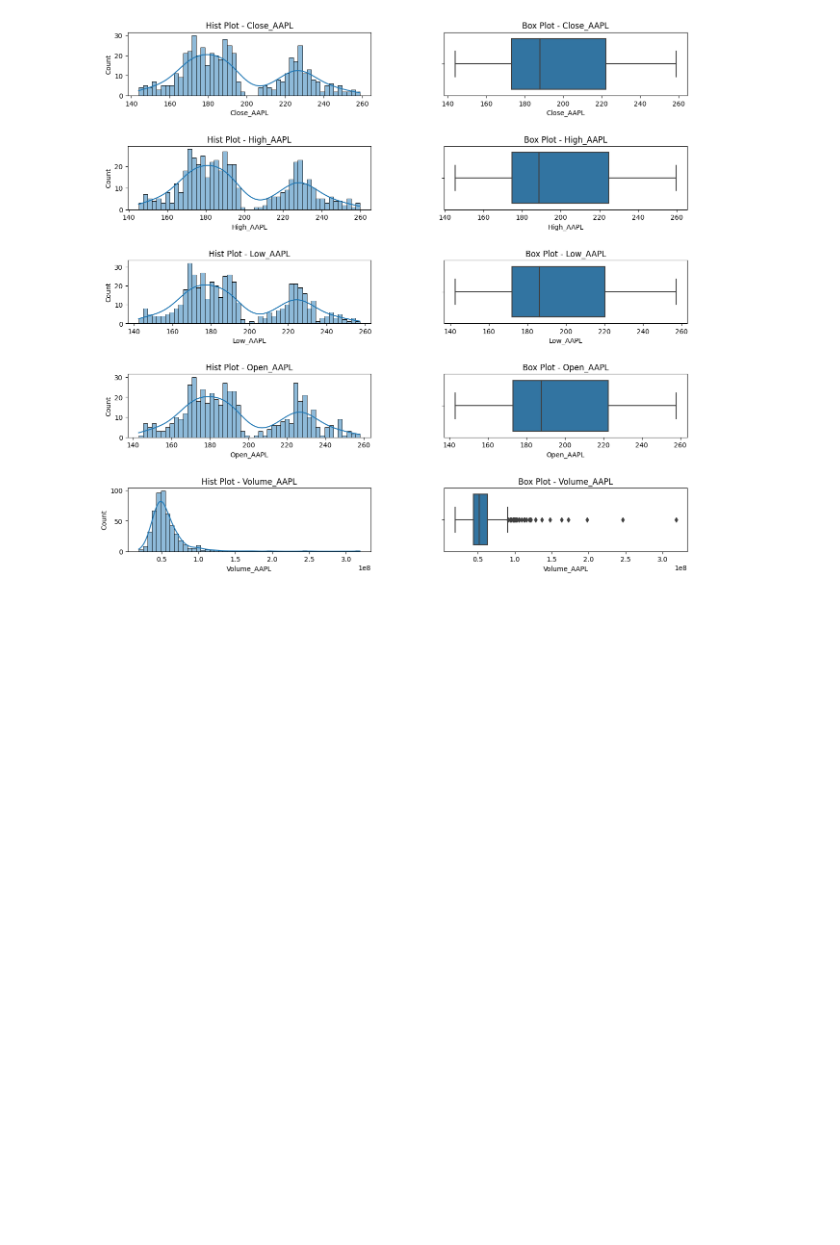
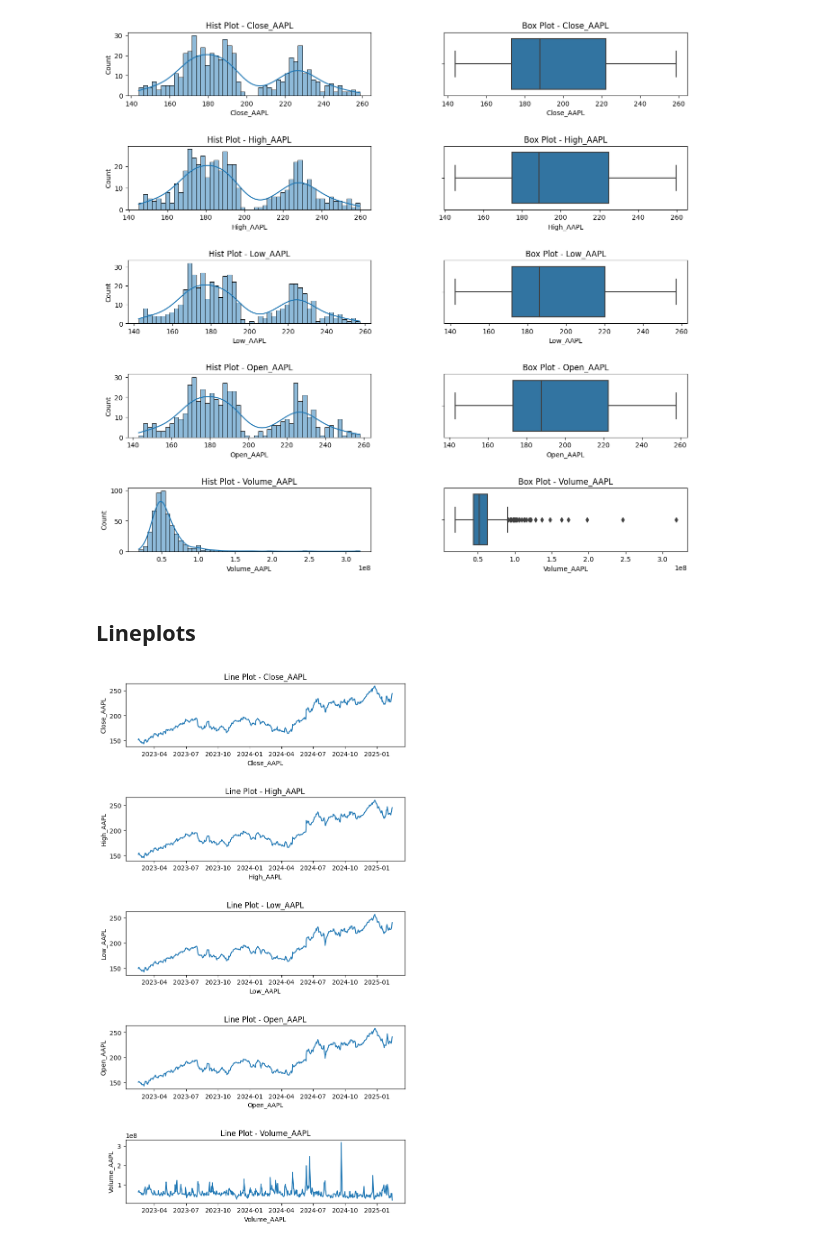
Before and after one commit to thcarole1/daily_stock_price_prediction, a Jupyter notebook: notebooks/002_Explore_stock_data.ipynb, the cells around one changed output. Saved outputs shown, nothing was run; the diff lists cells and outputs as text; code cells hidden in the pictures; blank space fills up the shorter version.

Commit message:
Lineplots graphs done

```diff
--- a/notebooks/002_Explore_stock_data.ipynb
+++ b/notebooks/002_Explore_stock_data.ipynb
@@ -167,3 +169,40 @@ def plot_hist_box(df:pd.DataFrame):
 plot_hist_box(df)
 # %% [output]
 [figure]
+# %% [markdown]
+## Lineplots
+# %%
+def plot_lines(df:pd.DataFrame):
+    '''
+    This function receives a Pandas Dataframe.
+    - It selects the numerical features in the input dataframe.
+    - It plots lineplots for each numerical feature of input dataframe.
+    '''
+    # Numerical Features
+    numerical_features = df.select_dtypes(include = 'number').columns.values.tolist()
+
+    #Parameters
+    ncol_max = 1
+    nrow_max = len(numerical_features)
+
+    #Figure settings
+    fig, axs = plt.subplots(nrows = nrow_max, ncols = ncol_max, figsize=(8, 15))
+
+    # Flatten axes for easy iteration
+    axs = axs.flatten()
+
+    for index, col in enumerate(numerical_features):
+        # Plotting the histograms
+        sns.lineplot(data = df[numerical_features], y= col, x=df.index,  ax=axs[index])
+
+        # Formatting
+        axs[index].set_xlabel(col)
+        axs[index].set_title(f'Line Plot - {col}')
+
+        # Adjust spacing between subplots
+        plt.subplots_adjust(wspace=0.3, hspace=0.8)  # wspace (width), hspace (height)
+# %%
+# Lineplots of stock data
+plot_lines(df)
+# %% [output]
+[figure, added]
```
Also changed, not shown: parts of 1 cell of this notebook.
